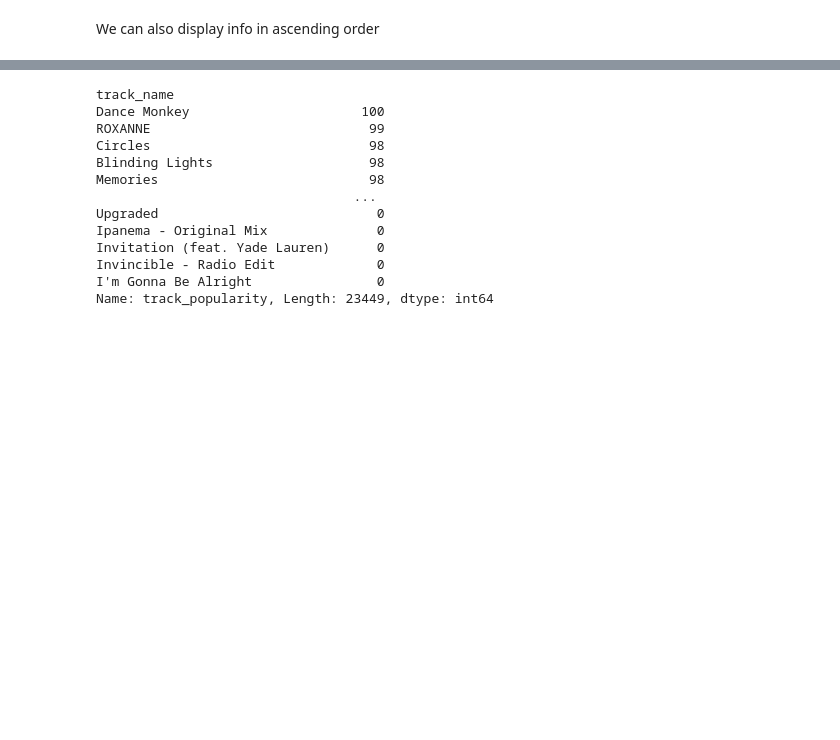
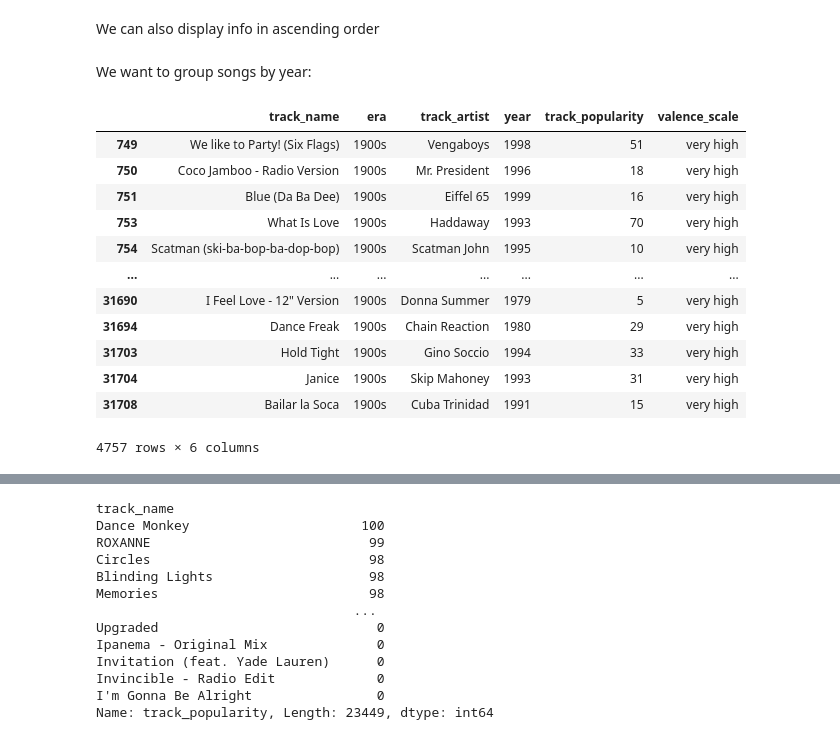
Before and after one commit to caitlinbui/Spotify-DataAnalysisProject, a Jupyter notebook: SpotifyProject.ipynb, the cells around one changed output, grey strips where cells are left out. Saved outputs shown, nothing was run; the diff lists cells and outputs as text; code cells hidden in the pictures; blank space fills up the shorter version.

```diff
--- a/SpotifyProject.ipynb
+++ b/SpotifyProject.ipynb
@@ -37,2 +60,27 @@ ValueError: time data "2012" doesn't match format "%Y-%m-%d", at position 96. Yo
 # %% [markdown]
 We can also display info in ascending order
+# %% [markdown]
+We want to group songs by year:
+# %%
+songs2000s = df[(df["year"] >= 2000) & (df["year"] <= 2010)]
+songs2000s
+
+songs2010s = df[(df["year"] > 2010) & (df["year"] <= 2020)]
+songs2010s
+
+songs1900s = df[df["year"] < 2000]
+songs1900s
+# %% [output]
+|  | track_name | era | track_artist | year | track_popularity | valence_scale |
+| 749 | We like to Party! (Six Flags) | 1900s | Vengaboys | 1998 | 51 | very high |
+| 750 | Coco Jamboo - Radio Version | 1900s | Mr. President | 1996 | 18 | very high |
+| 751 | Blue (Da Ba Dee) | 1900s | Eiffel 65 | 1999 | 16 | very high |
+| 753 | What Is Love | 1900s | Haddaway | 1993 | 70 | very high |
+| 754 | Scatman (ski-ba-bop-ba-dop-bop) | 1900s | Scatman John | 1995 | 10 | very high |
+| ... | ... | ... | ... | ... | ... | ... |
+| 31690 | I Feel Love - 12" Version | 1900s | Donna Summer | 1979 | 5 | very high |
+| 31694 | Dance Freak | 1900s | Chain Reaction | 1980 | 29 | very high |
+| 31703 | Hold Tight | 1900s | Gino Soccio | 1994 | 33 | very high |
+| 31704 | Janice | 1900s | Skip Mahoney | 1993 | 31 | very high |
+| 31708 | Bailar la Soca | 1900s | Cuba Trinidad | 1991 | 15 | very high |
+4757 rows × 6 columns
```
Also changed, not shown: parts of 5 cells of this notebook.
